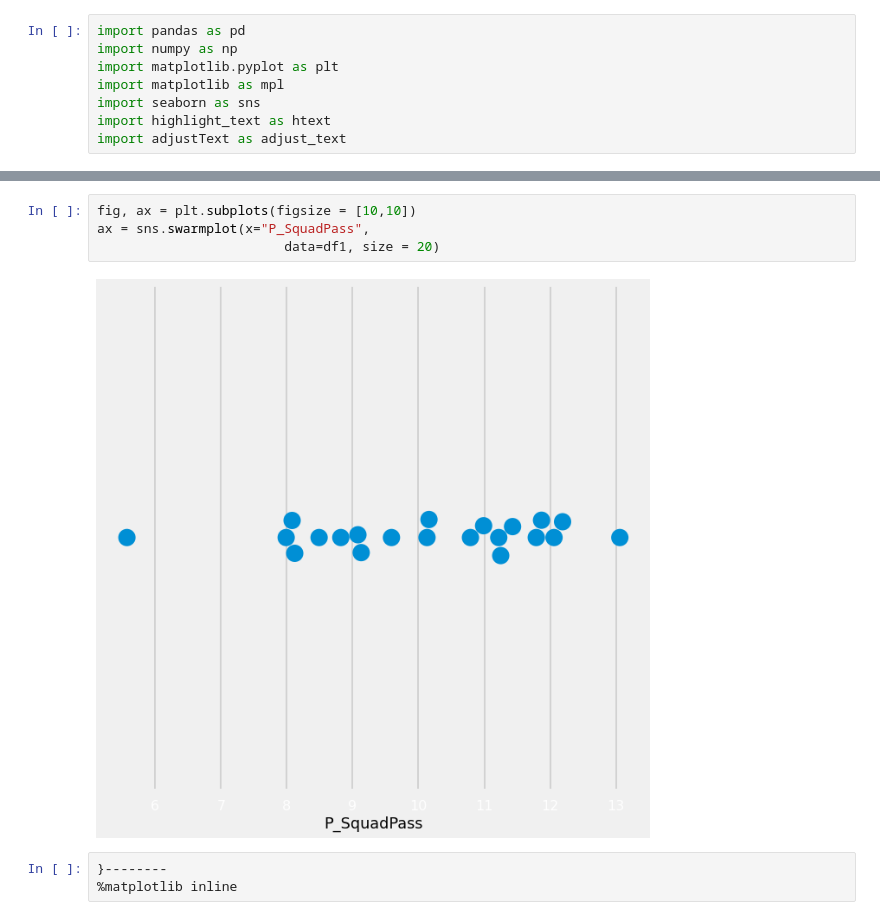
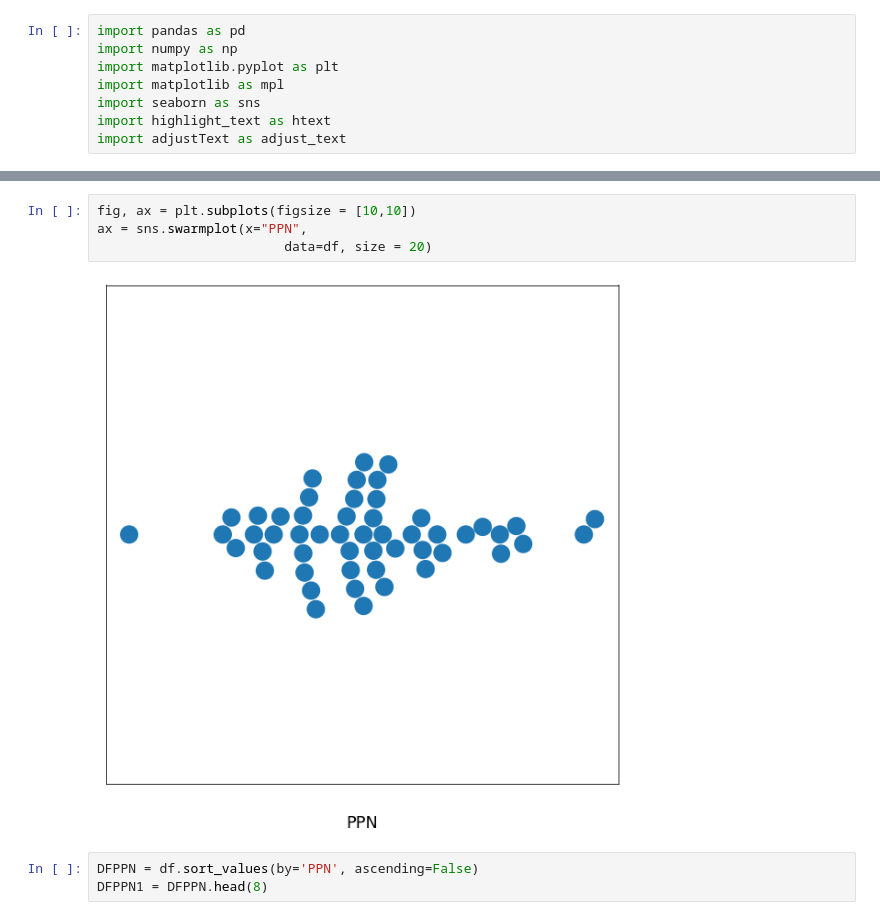
Before and after one commit to BetJayUK/notebooks, a Jupyter notebook: DataJourney.ipynb, the cells around one changed output, grey strips where cells are left out. Drawn from its saved outputs; the diff is of its cells as text.

```diff
--- a/DataJourney.ipynb
+++ b/DataJourney.ipynb
@@ -90,10 +118,10 @@ Text(0.01, 0.01, 'Twitter: @Jay_RSP\ndata: fbref \nInspiration from: scandinavia
 # %%
 fig, ax = plt.subplots(figsize = [10,10])
-ax = sns.swarmplot(x="P_SquadPass",
-                        data=df1, size = 20)
+ax = sns.swarmplot(x="PPN",
+                        data=df, size = 20)
 # %% [output]
-[figure, old version]
+[figure, new version]
-# %%
-}--------
-%matplotlib inline
+# %%
+DFPPN = df.sort_values(by='PPN', ascending=False)
+DFPPN1 = DFPPN.head(8)
 # %%
```
Also changed, not shown: parts of 7 cells of this notebook.
